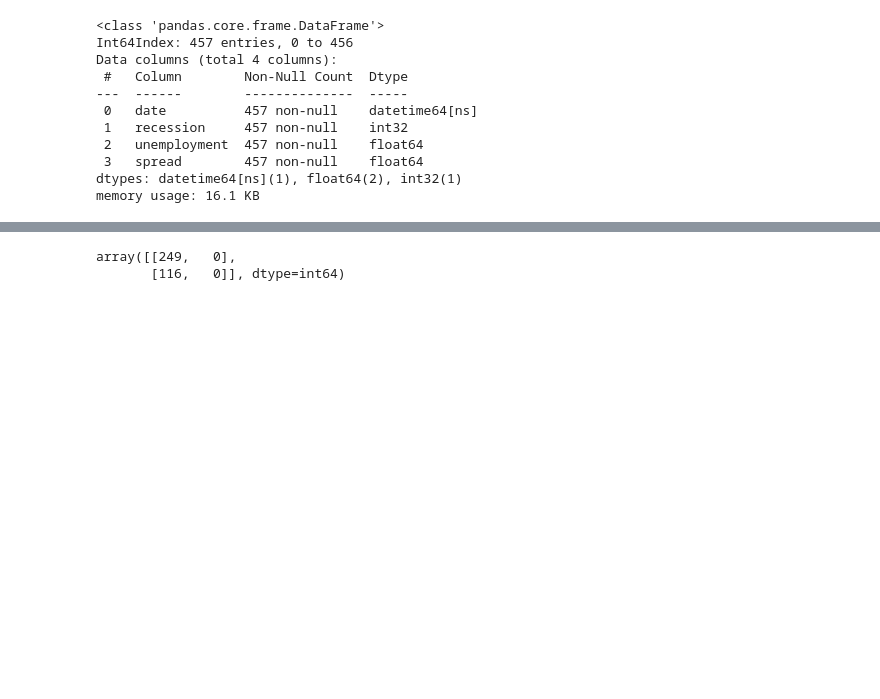
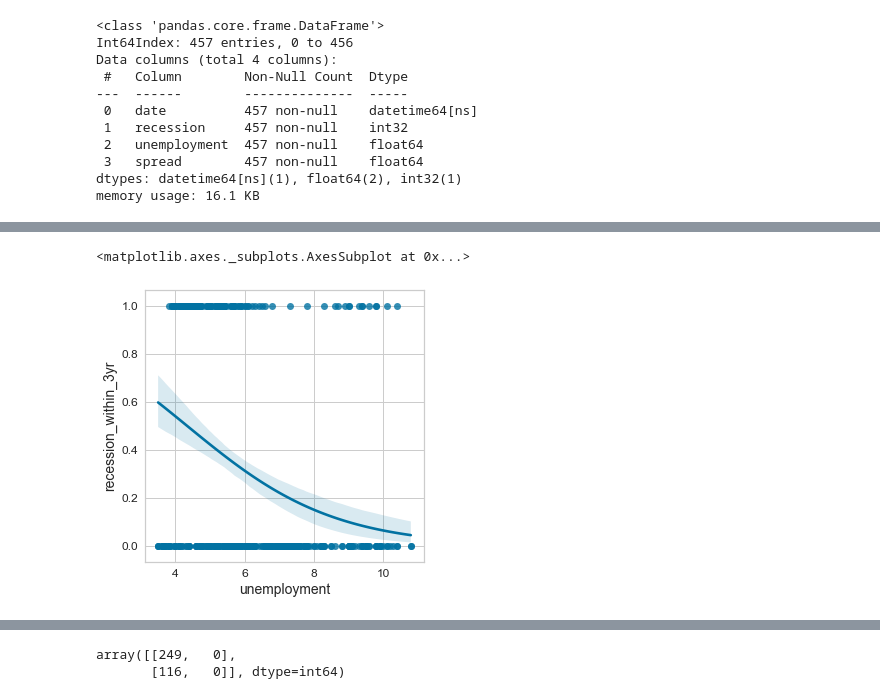
Before and after one commit to rguseynov23/Recession_Prediction, a Jupyter notebook: US_Recession_Probability.ipynb, the cells around one changed output, grey strips where cells are left out. Saved outputs shown, nothing was run; the diff lists cells and outputs as text; code cells hidden in the pictures; blank space fills up the shorter version.

```diff
--- a/US_Recession_Probability.ipynb
+++ b/US_Recession_Probability.ipynb
@@ -313,0 +435,5 @@ X_3yr = DF_PROCESSED[["unemployment","spread"]]
+# %%
+sns.regplot(x='unemployment', y='recession_within_3yr', data=DF_PROCESSED, logistic=True)
+# %% [output]
+<matplotlib.axes._subplots.AxesSubplot at 0x...>
+[figure, added]
```
Also changed, not shown: parts of 89 cells of this notebook, 3 other files.
